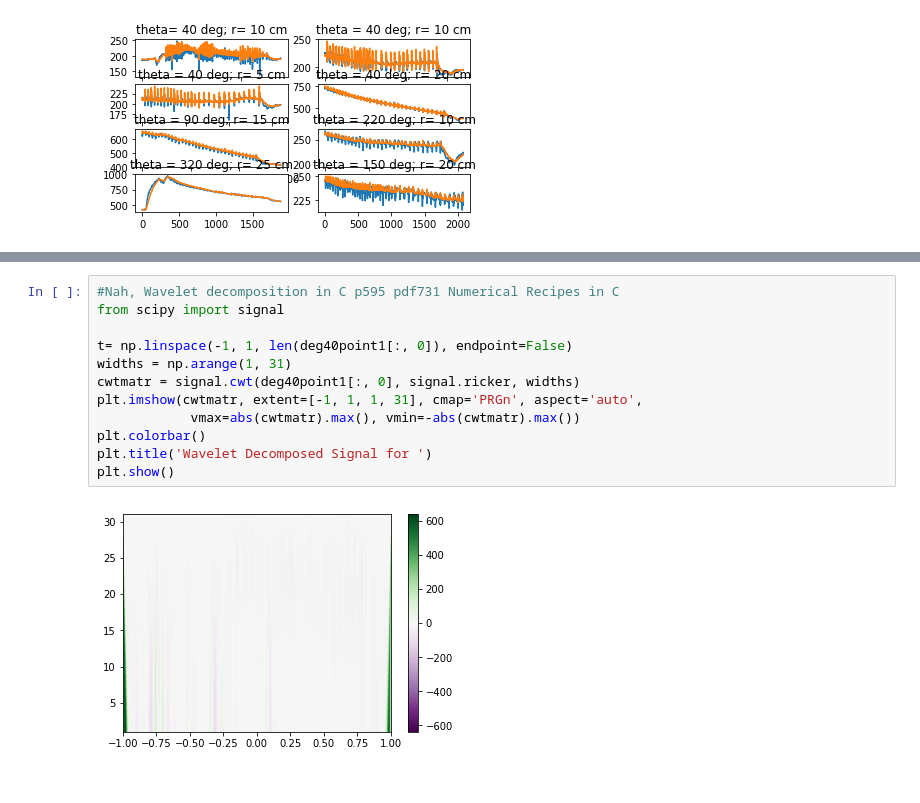
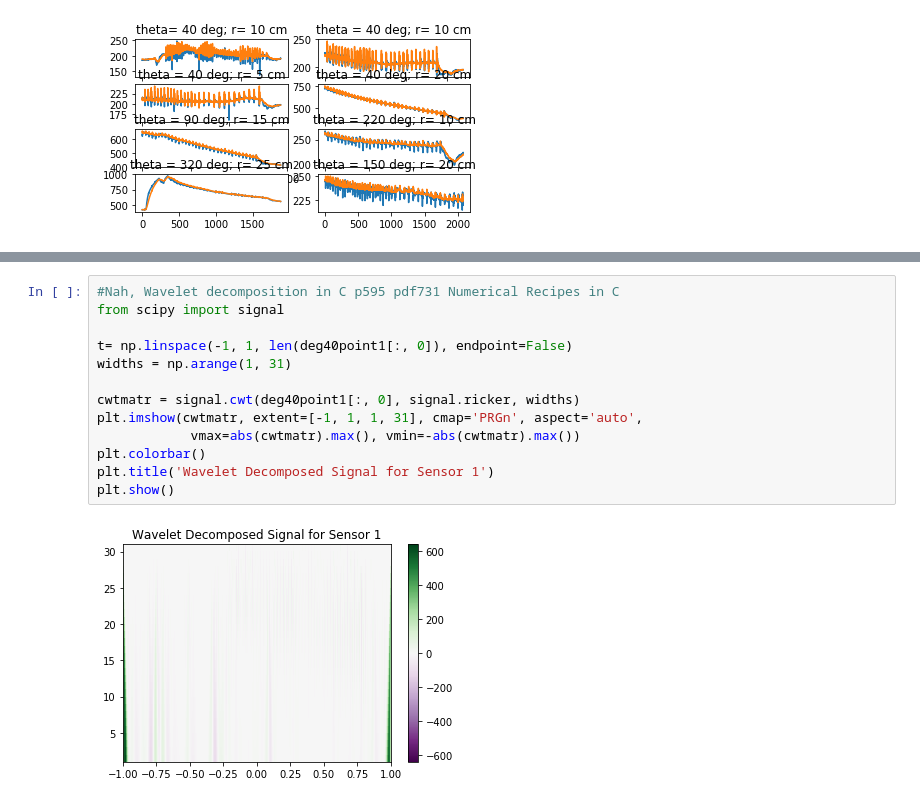
Before and after one commit to sarahaguasvivas/source_local_2.0, a Jupyter notebook: SourceLocal.ipynb, the cells around one changed output, grey strips where cells are left out. Cells and saved outputs as stored; diff of their text form.

```diff
--- a/SourceLocal.ipynb
+++ b/SourceLocal.ipynb
@@ -98,17 +250,18 @@ plt.show()
 # %%
 #Nah, Wavelet decomposition in C p595 pdf731 Numerical Recipes in C
 from scipy import signal
 
 t= np.linspace(-1, 1, len(deg40point1[:, 0]), endpoint=False)
 widths = np.arange(1, 31)
+
 cwtmatr = signal.cwt(deg40point1[:, 0], signal.ricker, widths)
 plt.imshow(cwtmatr, extent=[-1, 1, 1, 31], cmap='PRGn', aspect='auto',
             vmax=abs(cwtmatr).max(), vmin=-abs(cwtmatr).max())
 plt.colorbar()
-plt.title('Wavelet Decomposed Signal for ')
+plt.title('Wavelet Decomposed Signal for Sensor 1')
 plt.show()
 # %% [output]
-[figure, old version]
+[figure, new version]
 # %%
 t= np.linspace(-1, 1, len(deg40point1[:, 1]), endpoint=False)
 widths = np.arange(1, 31)
```
Also changed, not shown: parts of 7 cells of this notebook.
